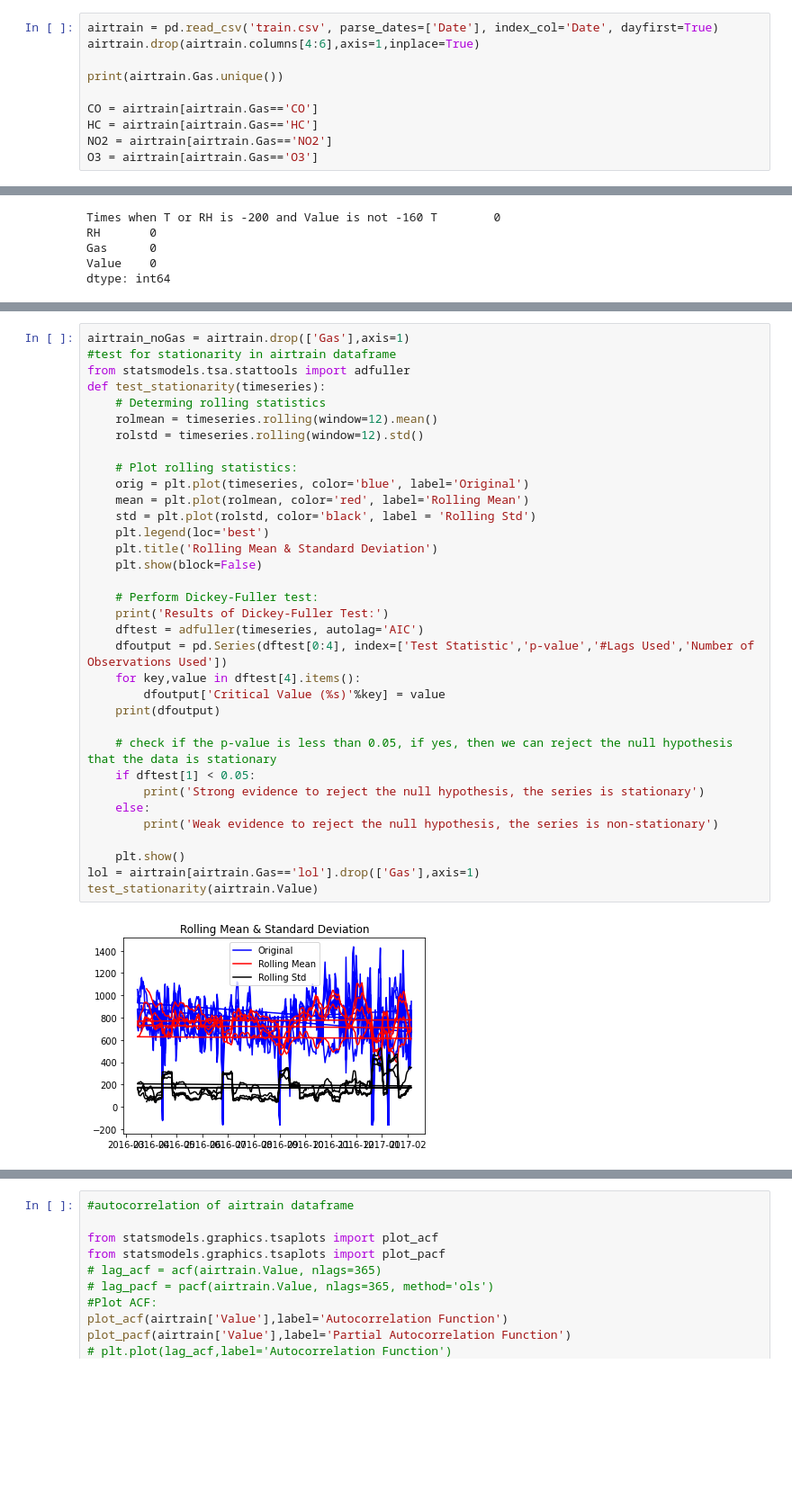
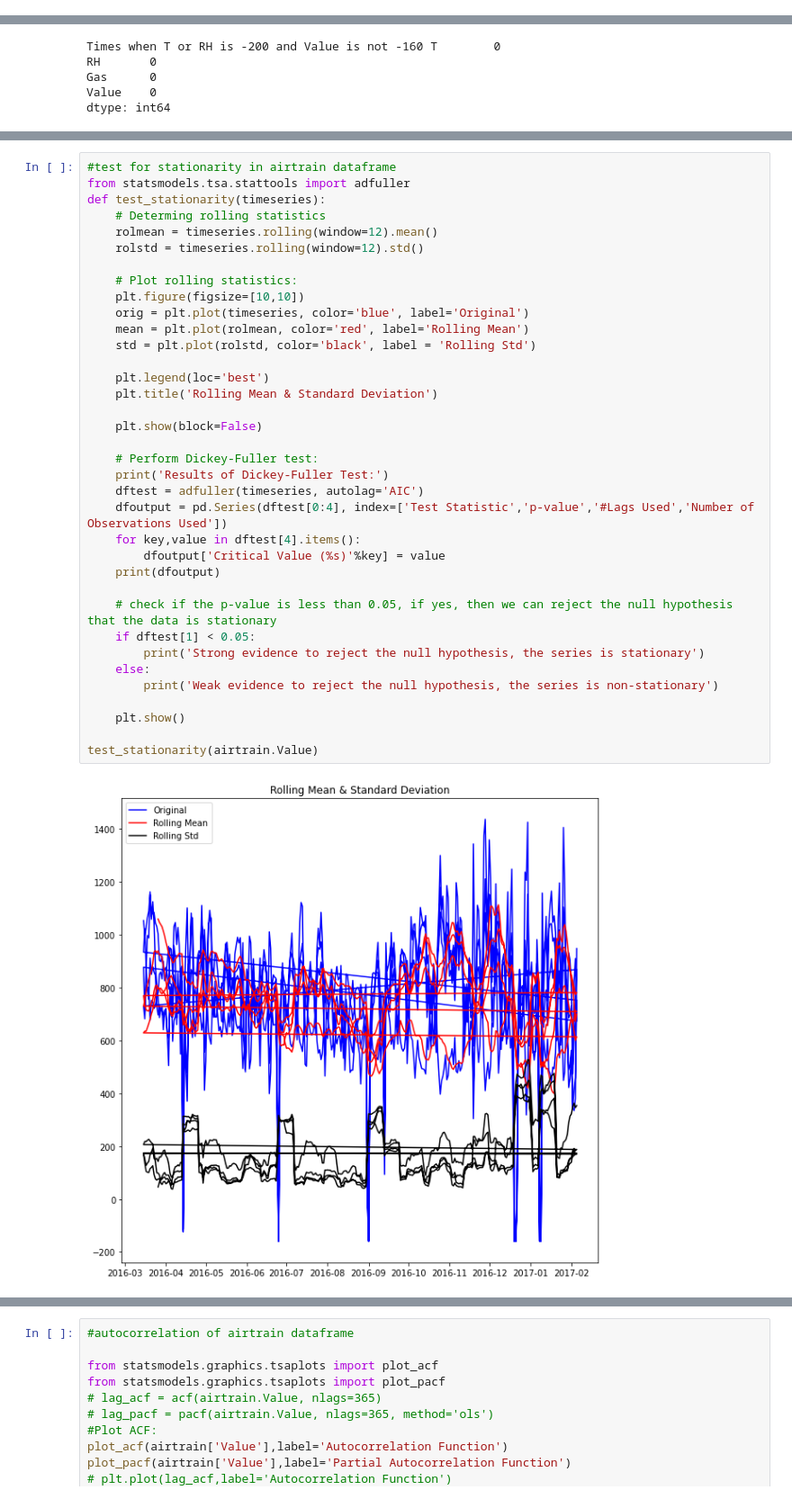
Before and after one commit to JoelPoah/AIMLCA2, a Jupyter notebook: TimeSeries_PartA/TimeSeries.ipynb, the cells around one changed output, grey strips where cells are left out. Shown: that part at 90% size. Cells and saved outputs as stored; diff of their text form; blank space fills up the shorter version.

```diff
--- a/TimeSeries_PartA/TimeSeries.ipynb
+++ b/TimeSeries_PartA/TimeSeries.ipynb
@@ -146,10 +100,0 @@ for gas in gases:
-# %%
-airtrain = pd.read_csv('train.csv', parse_dates=['Date'], index_col='Date', dayfirst=True)
-airtrain.drop(airtrain.columns[4:6],axis=1,inplace=True)
-
-print(airtrain.Gas.unique())
-
-CO = airtrain[airtrain.Gas=='CO']
-HC = airtrain[airtrain.Gas=='HC']
-NO2 = airtrain[airtrain.Gas=='NO2']
-O3 = airtrain[airtrain.Gas=='O3']
@@ -222,40 +162,42 @@ print('Air Dataset Value attribute p-value: %f' % result3[1])
 Air Dataset Value attribute p-value: 0.000039
 # %%
-airtrain_noGas = airtrain.drop(['Gas'],axis=1)
 #test for stationarity in airtrain dataframe
 from statsmodels.tsa.stattools import adfuller
 def test_stationarity(timeseries):
     # Determing rolling statistics
     rolmean = timeseries.rolling(window=12).mean()
     rolstd = timeseries.rolling(window=12).std()
 
     # Plot rolling statistics:
+    plt.figure(figsize=[10,10])
     orig = plt.plot(timeseries, color='blue', label='Original')
     mean = plt.plot(rolmean, color='red', label='Rolling Mean')
     std = plt.plot(rolstd, color='black', label = 'Rolling Std')
+
     plt.legend(loc='best')
     plt.title('Rolling Mean & Standard Deviation')
+
     plt.show(block=False)
 
     # Perform Dickey-Fuller test:
     print('Results of Dickey-Fuller Test:')
     dftest = adfuller(timeseries, autolag='AIC')
     dfoutput = pd.Series(dftest[0:4], index=['Test Statistic','p-value','#Lags Used','Number of Observations Used'])
     for key,value in dftest[4].items():
         dfoutput['Critical Value (%s)'%key] = value
     print(dfoutput)
 
     # check if the p-value is less than 0.05, if yes, then we can reject the null hypothesis that the data is stationary
     if dftest[1] < 0.05:
         print('Strong evidence to reject the null hypothesis, the series is stationary')
     else:
         print('Weak evidence to reject the null hypothesis, the series is non-stationary')
 
     plt.show()
-lol = airtrain[airtrain.Gas=='lol'].drop(['Gas'],axis=1)
+
 test_stationarity(airtrain.Value)
 # %% [output]
-[figure, old version]
+[figure, new version]
 Results of Dickey-Fuller Test:
 Test Statistic                   -4.874493
 p-value                           0.000039
```
Also changed, not shown: parts of 28 cells of this notebook, 5 other files.
